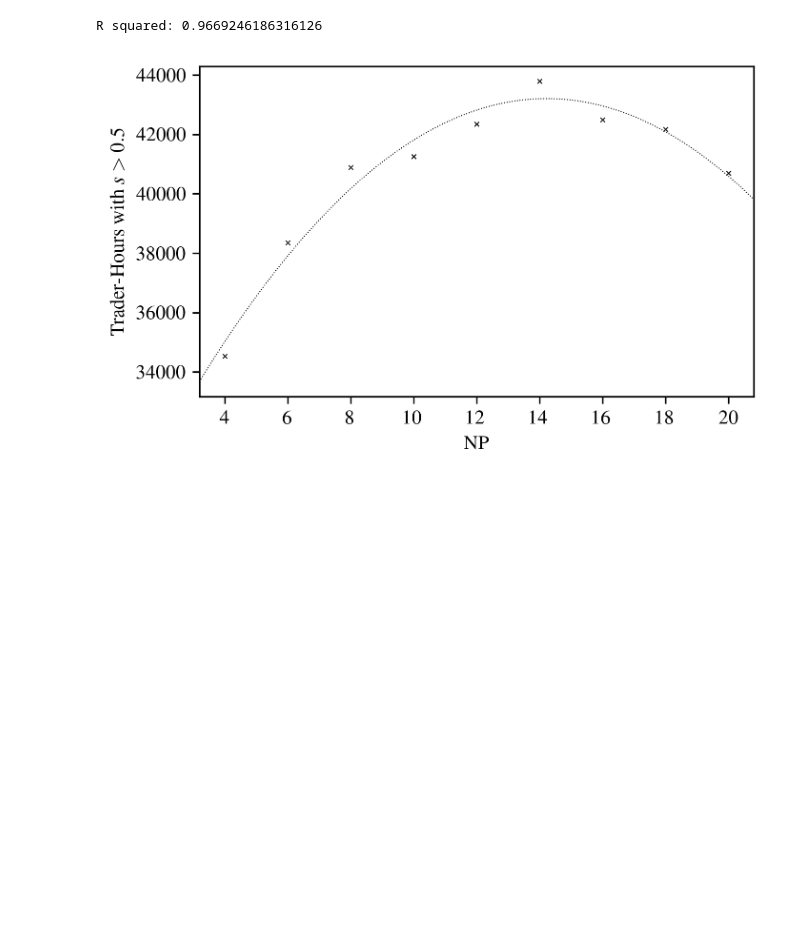
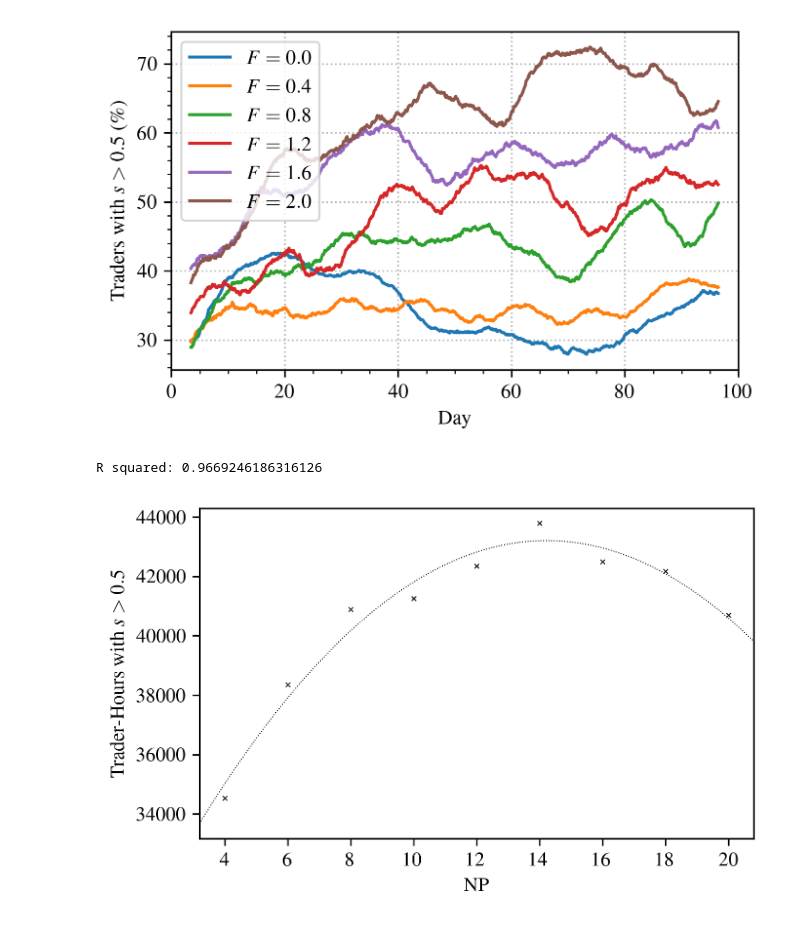
Before and after one commit to georgeherbert/prde-trading-strategy, a Jupyter notebook: BristolStockExchange-1.7.1-beta/_visualise.ipynb, the cells around one changed output. Cells and saved outputs as stored; diff of their text form; code cells hidden in the pictures; blank space fills up the shorter version.

```diff
--- a/BristolStockExchange-1.7.1-beta/_visualise.ipynb
+++ b/BristolStockExchange-1.7.1-beta/_visualise.ipynb
@@ -597,6 +597,10 @@ def plot_prjade_prde_boxplots(f_values):
 
     plt.savefig(f"figures/prjade_prde_boxplot.png", bbox_inches='tight', pad_inches=0.02)
     plt.show()
+# %%
+plot_f_strats(14)
+# %% [output]
+[figure, added]
 # %%
 k_values = [4, 6, 8, 10, 12, 14, 16, 18, 20]
 
```
Also changed, not shown: parts of 5 cells of this notebook, 19 other files.
